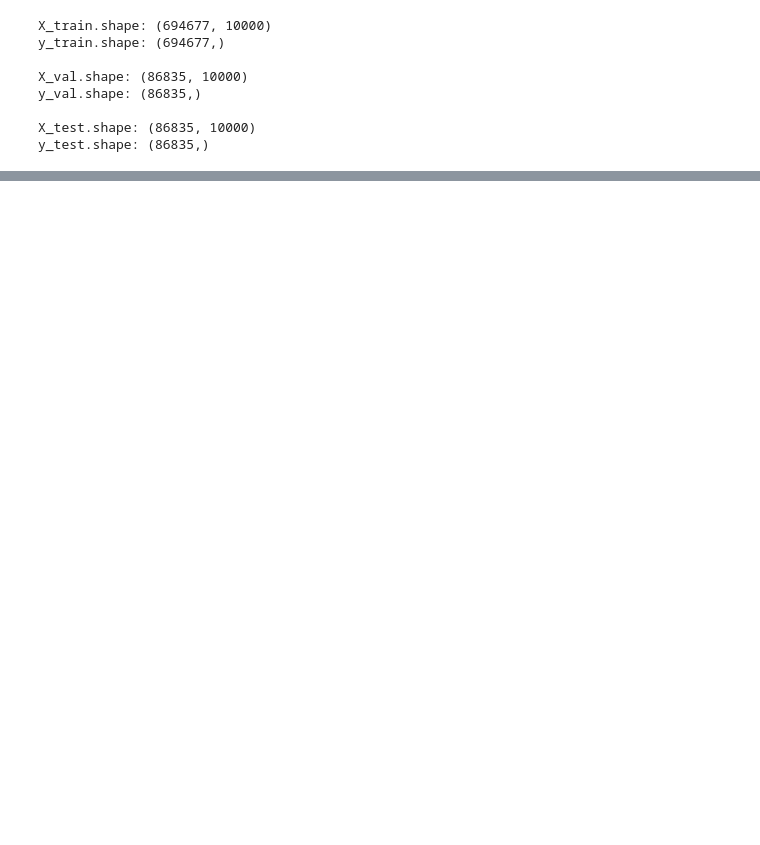
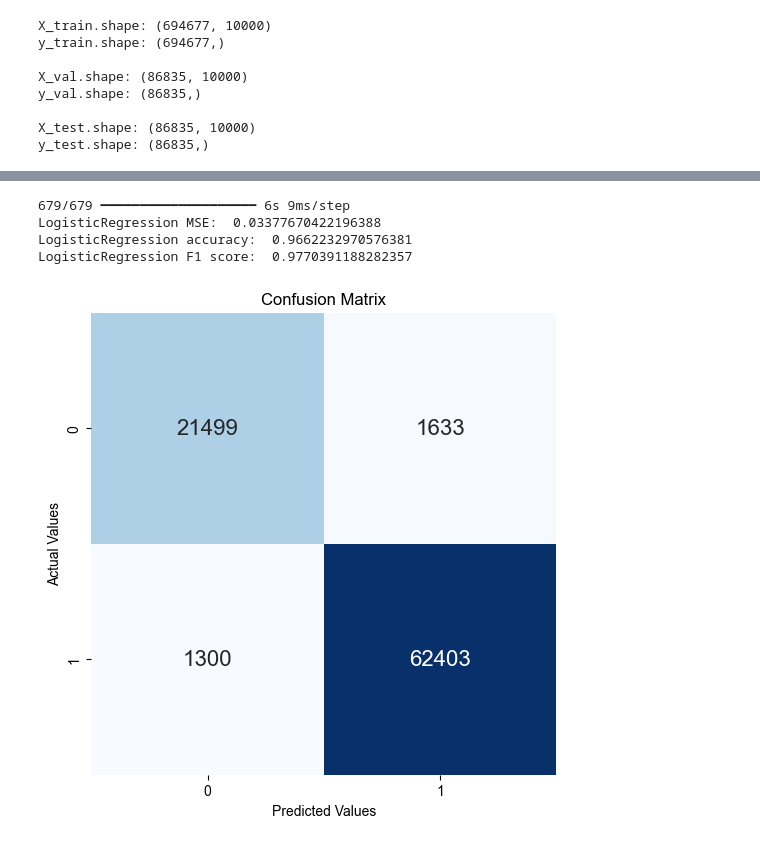
Before and after one commit to AntonBarslund/GDSGroup, a Jupyter notebook: DONE - nn.ipynb, the cells around one changed output, grey strips where cells are left out. Saved outputs shown, nothing was run; the diff lists cells and outputs as text; code cells hidden in the pictures; blank space fills up the shorter version.

```diff
--- a/DONE - nn.ipynb
+++ b/DONE - nn.ipynb
@@ -18,19 +13,3 @@ tqdm.pandas()
-# %%
-# Function to create a confusion matrix
-def conf_matrix(y_test, pred_test):
-
-    # Creating a confusion matrix
-    con_mat = confusion_matrix(y_test, pred_test)
-    con_mat = pd.DataFrame(con_mat, range(2), range(2))
-
-    #Ploting the confusion matrix
-    plt.figure(figsize=(6,6))
-
-    plt.title('Confusion Matrix')
-    sns.set(font_scale=1.5)
-    sns.heatmap(con_mat, annot=True, annot_kws={"size": 16}, fmt='g', cmap='Blues', cbar=False)
-    plt.xlabel('Predicted Values')
-    plt.ylabel('Actual Values')
 # %%
 # Load data
 df = pd.read_csv('data/995,000_row_cleaned.csv')
@@ -192,0 +163,30 @@ print(f"* Test F1 Score: {test_results[5]:.4f}")
+# %%
+# Function to create a confusion matrix
+def conf_matrix(y_test, pred_test):
+
+    # Creating a confusion matrix
+    con_mat = confusion_matrix(y_test, pred_test)
+    con_mat = pd.DataFrame(con_mat, range(2), range(2))
+
+    #Ploting the confusion matrix
+    plt.figure(figsize=(6,6))
+
+    plt.title('Confusion Matrix')
+    sns.set_theme(font_scale=1.5)
+    sns.heatmap(con_mat, annot=True, annot_kws={"size": 16}, fmt='g', cmap='Blues', cbar=False)
+    plt.xlabel('Predicted Values')
+    plt.ylabel('Actual Values')
+# %%
+y_pred = NN.predict(X_test, batch_size=128)
+y_pred = np.round(y_pred).flatten()
+
+print("LogisticRegression MSE: ", mean_squared_error(y_test, y_pred))
+print("LogisticRegression accuracy: ", accuracy_score(y_test, y_pred))
+print("LogisticRegression F1 score: ", f1_score(y_test, y_pred))
+conf_matrix(y_test, y_pred)
+# %% [output]
+679/679 ━━━━━━━━━━━━━━━━━━━━ 6s 9ms/step
+LogisticRegression MSE:  0.03377670422196388
+LogisticRegression accuracy:  0.9662232970576381
+LogisticRegression F1 score:  0.9770391188282357
+[figure, added]
```
Also changed, not shown: parts of 5 cells of this notebook, 4 other files.
